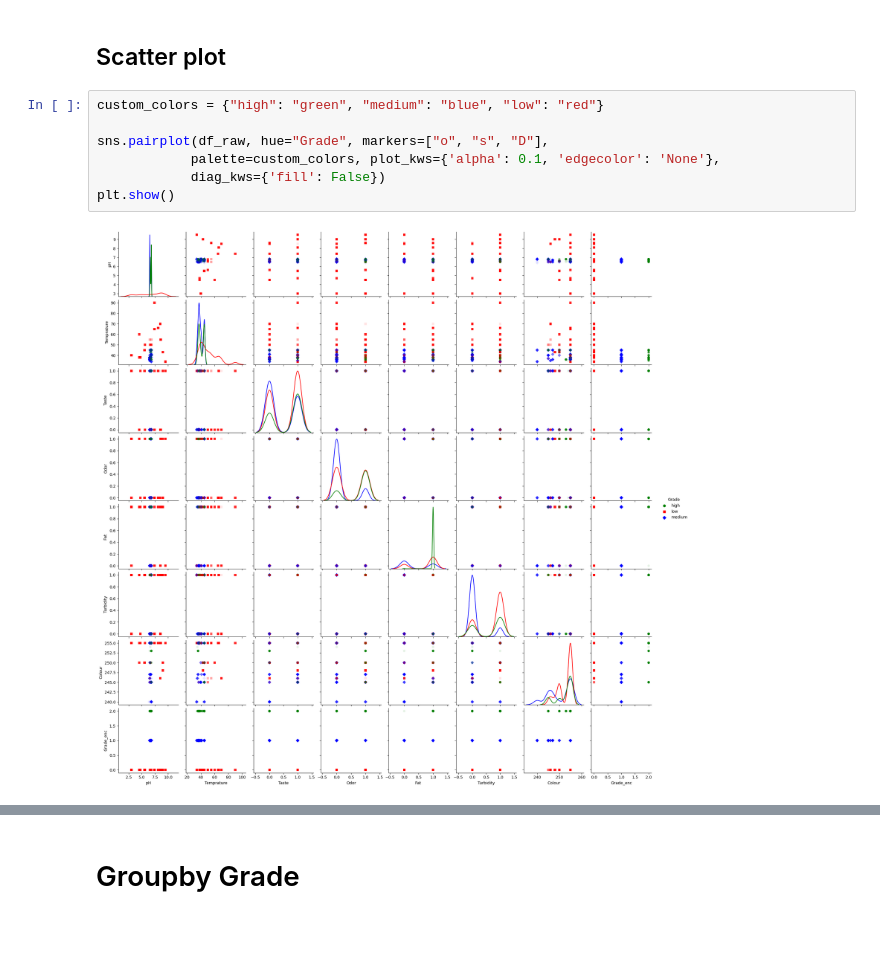
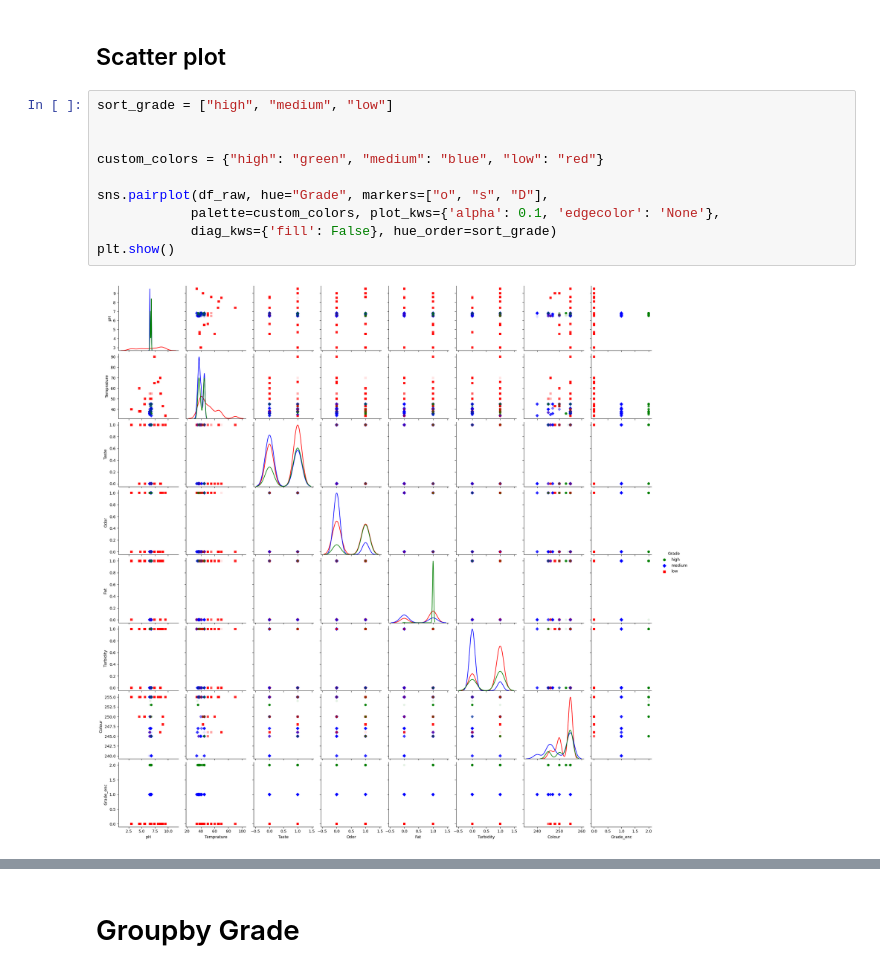
Before and after one commit to kulaphongj/milk_quality_prediction, a Jupyter notebook: 1_eda.ipynb, the cells around one changed output, grey strips where cells are left out. Drawn from its saved outputs; the diff is of its cells as text; blank space fills up the shorter version.

```diff
--- a/1_eda.ipynb
+++ b/1_eda.ipynb
@@ -266,14 +277,17 @@ g2
 # %% [markdown]
 ## Scatter plot
-# %%
-custom_colors = {"high": "green", "medium": "blue", "low": "red"}
-
-sns.pairplot(df_raw, hue="Grade", markers=["o", "s", "D"],
-            palette=custom_colors, plot_kws={'alpha': 0.1, 'edgecolor': 'None'},
-            diag_kws={'fill': False})
-plt.show()
-# %% [output]
-[figure, removed]
+# %%
+sort_grade = ["high", "medium", "low"]
+
+
+custom_colors = {"high": "green", "medium": "blue", "low": "red"}
+
+sns.pairplot(df_raw, hue="Grade", markers=["o", "s", "D"],
+            palette=custom_colors, plot_kws={'alpha': 0.1, 'edgecolor': 'None'},
+            diag_kws={'fill': False}, hue_order=sort_grade)
+plt.show()
+# %% [output]
+[figure, added]
 # %%
 # zoom-in
 cols_selected = ['Grade', 'pH', 'Temprature', 'Turbidity', 'Odor']
```
Also changed, not shown: parts of 5 cells of this notebook.
